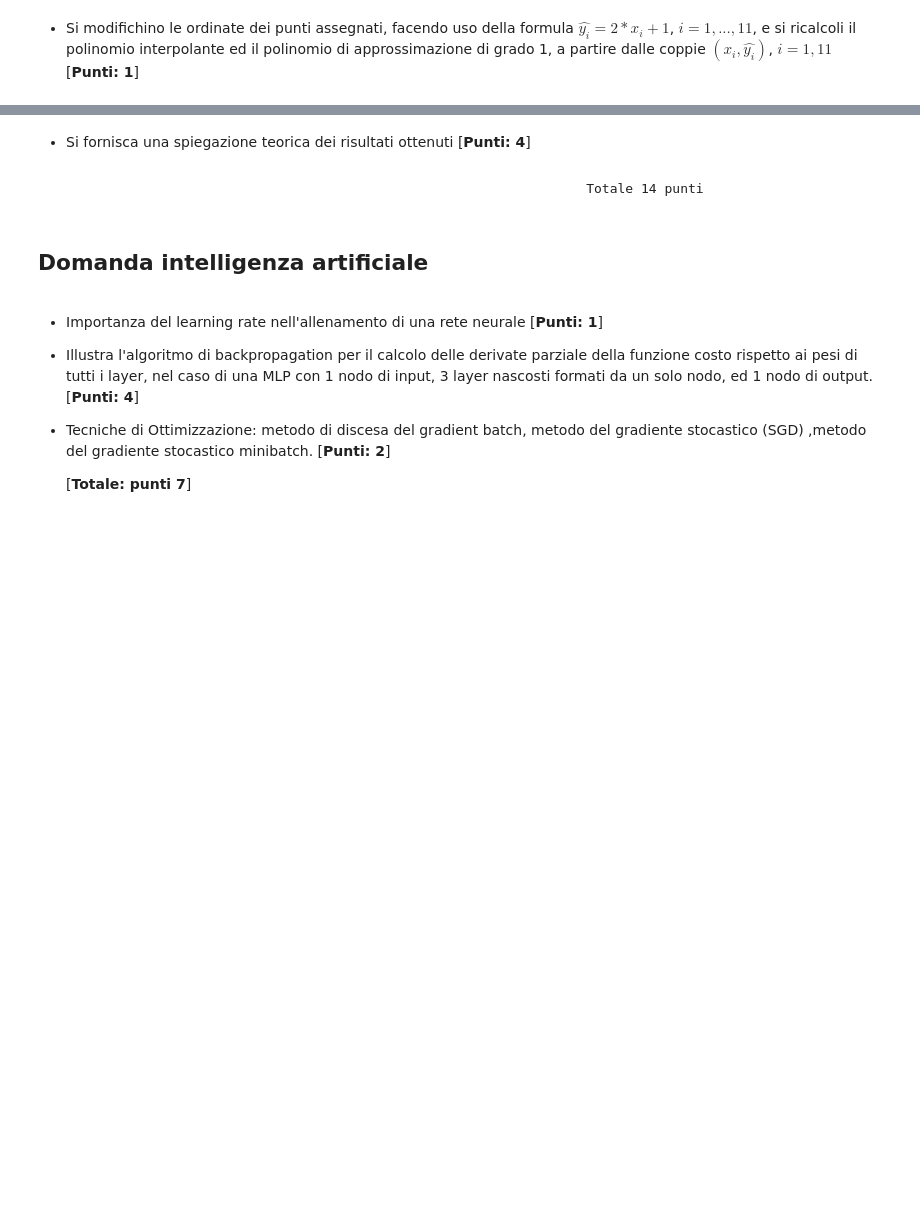
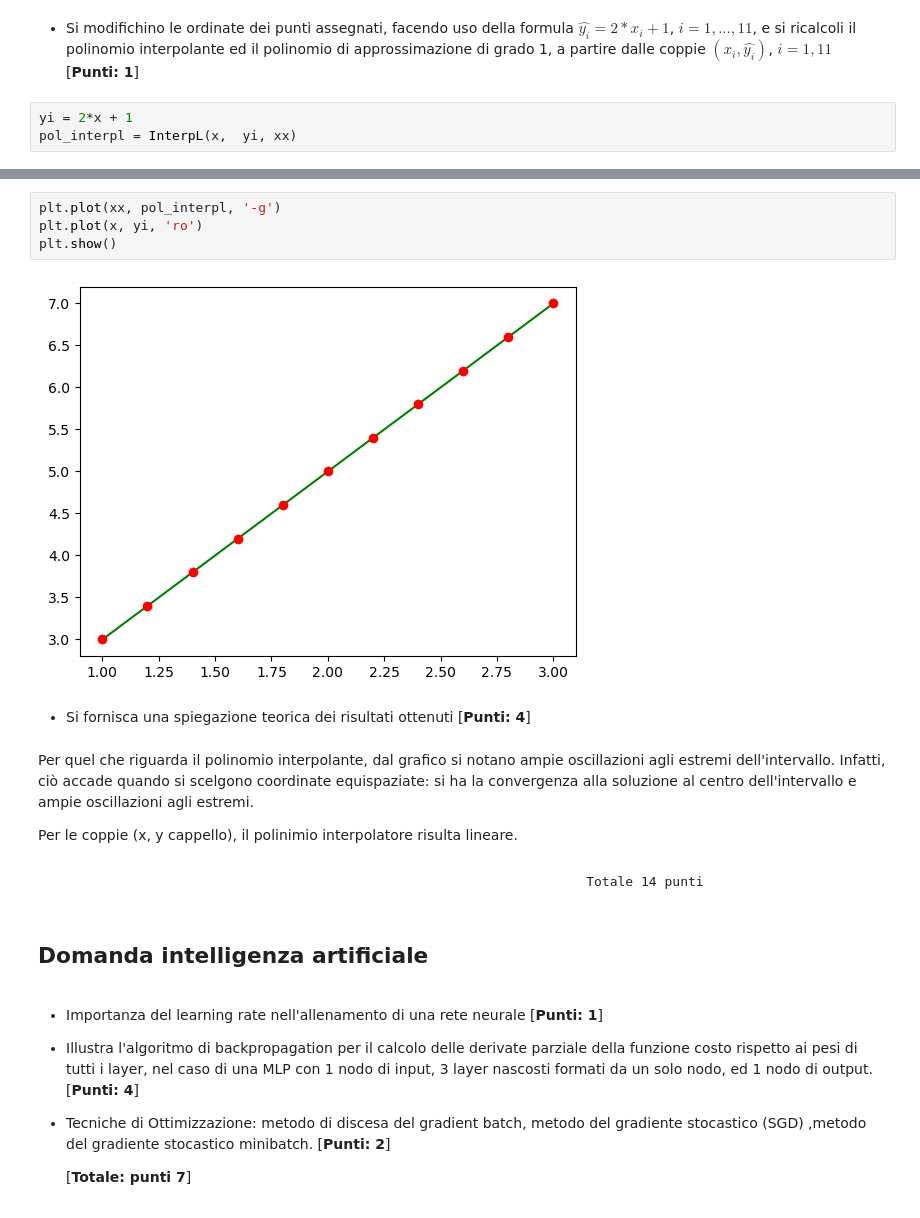
Before and after one commit to LisaVandi/Metodi, a Jupyter notebook: simulazione_1/Simulazione_Esame_I.ipynb, the cells around one changed output, grey strips where cells are left out. Drawn from its saved outputs; the diff is of its cells as text; blank space fills up the shorter version.

```diff
--- a/simulazione_1/Simulazione_Esame_I.ipynb
+++ b/simulazione_1/Simulazione_Esame_I.ipynb
@@ -214,3 +282,6 @@ Scrivere lo script python in cui:
 # %% [markdown]
 - Si modifichino le ordinate dei punti assegnati, facendo uso della formula   $\hat{y_i}=2*x_i+1$, $i=1,...,11$, e si ricalcoli il polinomio interpolante ed il polinomio di approssimazione di grado 1, a partire dalle coppie $(x_i,\hat{y_i})$, $i=1,11$   [**Punti: 1**]
+# %%
+yi = 2*x + 1
+pol_interpl = InterpL(x,  yi, xx)
 # %% [markdown]
@@ -218,6 +289,16 @@ Scrivere lo script python in cui:
+# %%
+plt.plot(xx, pol_interpl, '-g')
+plt.plot(x, yi, 'ro')
+plt.show()
+# %% [output]
+[figure, added]
 # %% [markdown]
 - Si fornisca una spiegazione teorica dei risultati ottenuti
   [**Punti: 4**]
+# %% [markdown]
+Per quel che riguarda il polinomio interpolante, dal grafico si notano ampie oscillazioni agli estremi dell'intervallo. Infatti, ciò accade quando si scelgono coordinate equispaziate: si ha la convergenza alla soluzione al centro dell'intervallo e ampie oscillazioni agli estremi.
+
+Per le coppie (x, y cappello), il polinimio interpolatore risulta lineare.
 # %% [markdown]
                                                                         Totale 14 punti
 # %% [markdown]
```
Also changed, not shown: parts of 8 cells of this notebook, 5 other files.
